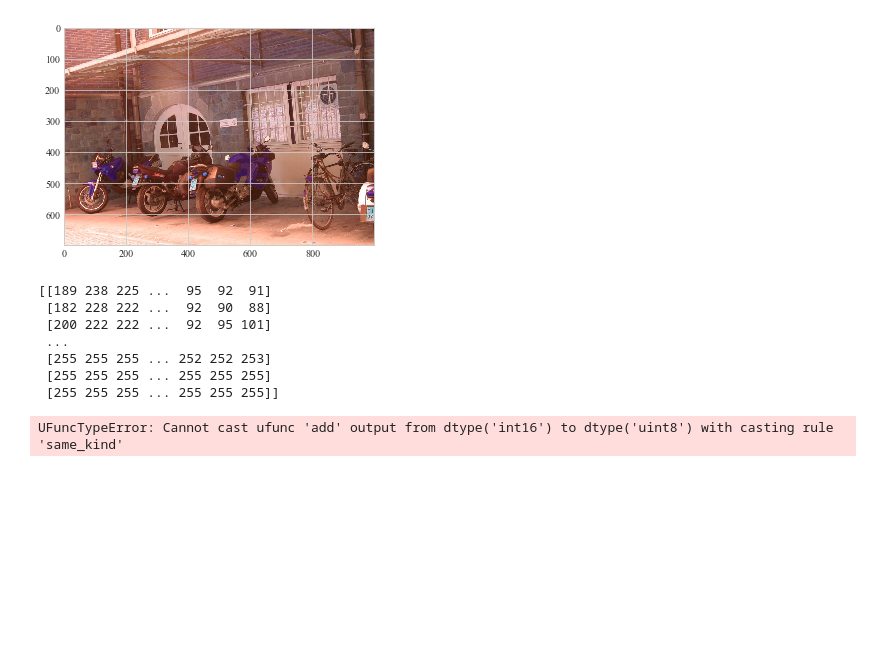
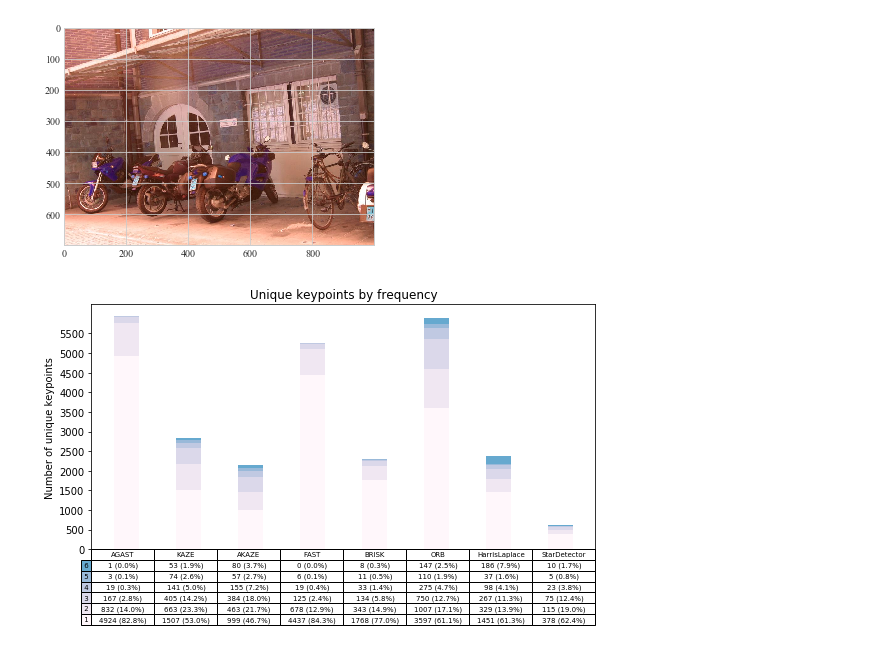
Before and after one commit to paul-shuvo/detector-descriptor-evaluation, a Jupyter notebook: src/detector_experiment.ipynb, the cells around one changed output. Drawn from its saved outputs; the diff is of its cells as text; code cells hidden in the pictures; blank space fills up the shorter version.

```diff
--- a/src/detector_experiment.ipynb
+++ b/src/detector_experiment.ipynb
@@ -478,23 +483,12 @@ plt.imshow(image)
 # %% [output]
 <matplotlib.image.AxesImage at 0x...>
 [figure]
-# %%
-plt.imshow(change_brightness(image, -30))
-# %% [output]
-[[189 238 225 ...  95  92  91]
- [182 228 222 ...  92  90  88]
- [200 222 222 ...  92  95 101]
- ...
- [255 255 255 ... 252 252 253]
- [255 255 255 ... 255 255 255]
- [255 255 255 ... 255 255 255]]
-UFuncTypeError: Cannot cast ufunc 'add' output from dtype('int16') to dtype('uint8') with casting rule 'same_kind'
 # %%
 import numpy as np
 import matplotlib.pyplot as plt
 
 row_labels = [' '+str(row)+' ' for row in rows]
-values = np.arange(0, 24000, 2000)
+values = np.arange(0, 6000, 500)
 value_increment = 1
 
 # Get some pastel shades for the colors
@@ -508,30 +502,32 @@ bar_width = 0.4
 y_offset = np.zeros(len(columns))
 fig, ax = plt.subplots(1, figsize=(10,5))
 # Plot bars and create text labels for the table
 cell_text = []
 for row in range(n_rows):
     ax.bar(index, data[row], bar_width, bottom=y_offset, color=colors[row])
     y_offset = y_offset + data[row]
     cell_text.append([f'{kp_num} ({percentage:.1f}%)'  for kp_num, percentage in zip(data[row], data_percentage[row])])
 # Reverse colors and text labels to display the last value at the top.
 colors = colors[::-1]
 cell_text.reverse()
 
 # Add a table at the bottom of the axes
 the_table = ax.table(cellText=cell_text,
                       rowLabels=row_labels,
                       rowLoc='left',
                       rowColours=colors,
                       colLabels=columns,
                       loc='bottom',
                       cellLoc='center')
 
 # Adjust layout to make room for the table:
 plt.subplots_adjust(left=0.2, bottom=0.2)
 
 plt.ylabel('Number of unique keypoints')
 plt.yticks(values * value_increment, ['%d' % val for val in values])
 plt.xticks([])
 plt.title('Unique keypoints by frequency')
 
 plt.show()
+# %% [output]
+[figure, added]
```
Also changed, not shown: parts of 14 cells of this notebook, 3 other files.
